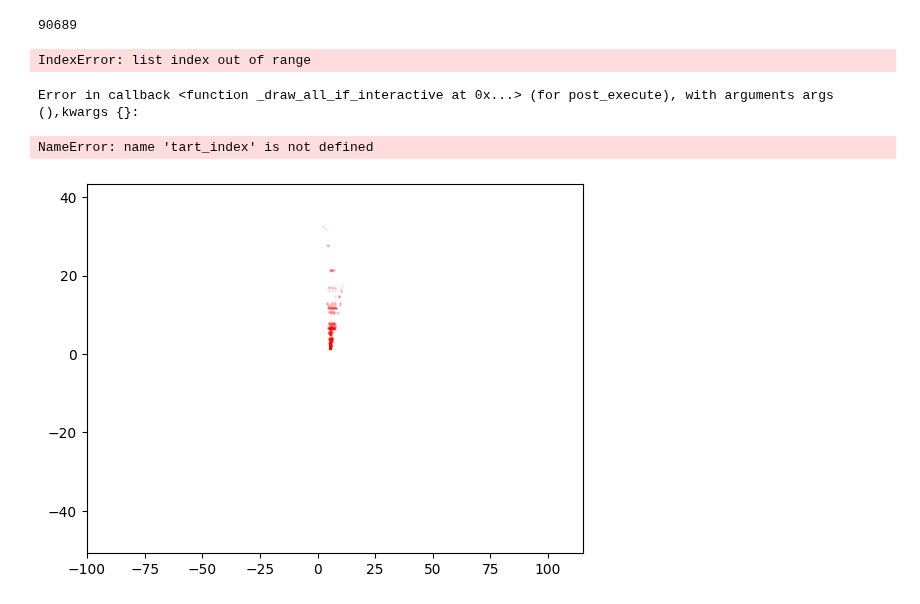
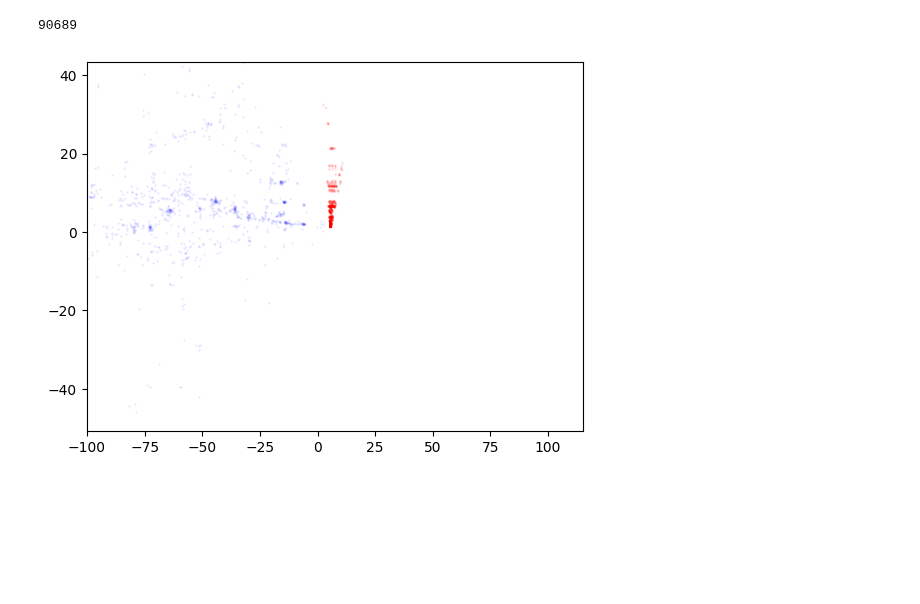
Before and after one commit to ArTiK13/radar_data, a Jupyter notebook: notebooks/visualisation.ipynb, the cells around one changed output. Cells and saved outputs as stored; diff of their text form; code cells hidden in the pictures; blank space fills up the shorter version.

```diff
--- a/notebooks/visualisation.ipynb
+++ b/notebooks/visualisation.ipynb
@@ -6,4 +7,4 @@ import json
 # %%
-a = pd.read_csv("../data/processed data/lidar_data_20.csv")
-b = pd.read_csv("../data/processed data/radar_data_20.csv")
+lidar_data = pd.read_csv("../data/processed data/lidar_data_20.csv")
+radar_data = pd.read_csv("../data/processed data/radar_data_20.csv")
 # %%
@@ -39,40 +27,42 @@ KeyError: ('X, (m)', 'Y, (m)', 'Z, (m)')
 # %%
 import matplotlib.animation as animation
-
-print(len(a["X, (m)"]))
+print(len(lidar_data["X, (m)"]))
 fig, ax = plt.subplots()
 scat = ax.scatter([], [], s=1, alpha=0.05, c="red")
 scat2 = ax.scatter([], [], s=1, alpha=0.05, c="blue")
 
 ax.set_xlim(
-    min(a["X, (m)"].min(), a["X, (m)"].min()), max(a["X, (m)"].max(), a["X, (m)"].max())
+    min(lidar_data["X, (m)"].min(), lidar_data["X, (m)"].min()),
+    max(lidar_data["X, (m)"].max(), lidar_data["X, (m)"].max()),
 )
 ax.set_ylim(
-    min(a["Y, (m)"].min(), a["Y, (m)"].min()), max(a["Y, (m)"].max(), a["Y, (m)"].max())
+    min(lidar_data["Y, (m)"].min(), lidar_data["Y, (m)"].min()),
+    max(lidar_data["Y, (m)"].max(), lidar_data["Y, (m)"].max()),
 )
 
 
 def animate(i):
     start_index = i * 1000
     end_index = (i + 1) * 1000
-    if end_index > len(a):  # Проверка на выход за пределы данных
-        end_index = len(a)
+    if end_index > len(lidar_data):  # Проверка на выход за пределы данных
+        end_index = len(lidar_data)
 
-    scat.set_offsets(a[["X, (m)", "Y, (m)"]].iloc[start_index:end_index].values)
-    scat2.set_offsets(b[["X, (m)", "Y, (m)"]].iloc[tart_index:end_index].values)
+    scat.set_offsets(
+        lidar_data[["X, (m)", "Y, (m)"]].iloc[start_index:end_index].values
+    )
+    scat2.set_offsets(
+        radar_data[["X, (m)", "Y, (m)"]].iloc[start_index:end_index].values
+    )
 
     return (scat, scat2)
 
 
 ani = animation.FuncAnimation(
-    fig, animate, repeat=True, frames=len(a["X, (m)"]) // 1000, interval=50
+    fig, animate, repeat=True, frames=len(lidar_data["X, (m)"]) // 1000, interval=50
 )
 
 writer = animation.PillowWriter(fps=15, metadata=dict(artist="Me"), bitrate=1800)
-ani.save("data/scatter.gif", writer=writer)
+ani.save("../data/scatter.gif", writer=writer)
 # %% [output]
 90689
-IndexError: list index out of range
-Error in callback <function _draw_all_if_interactive at 0x...> (for post_execute), with arguments args (),kwargs {}:
-NameError: name 'tart_index' is not defined
-[figure, old version]
+[figure, new version]
```
Also changed, not shown: parts of 6 cells of this notebook.
